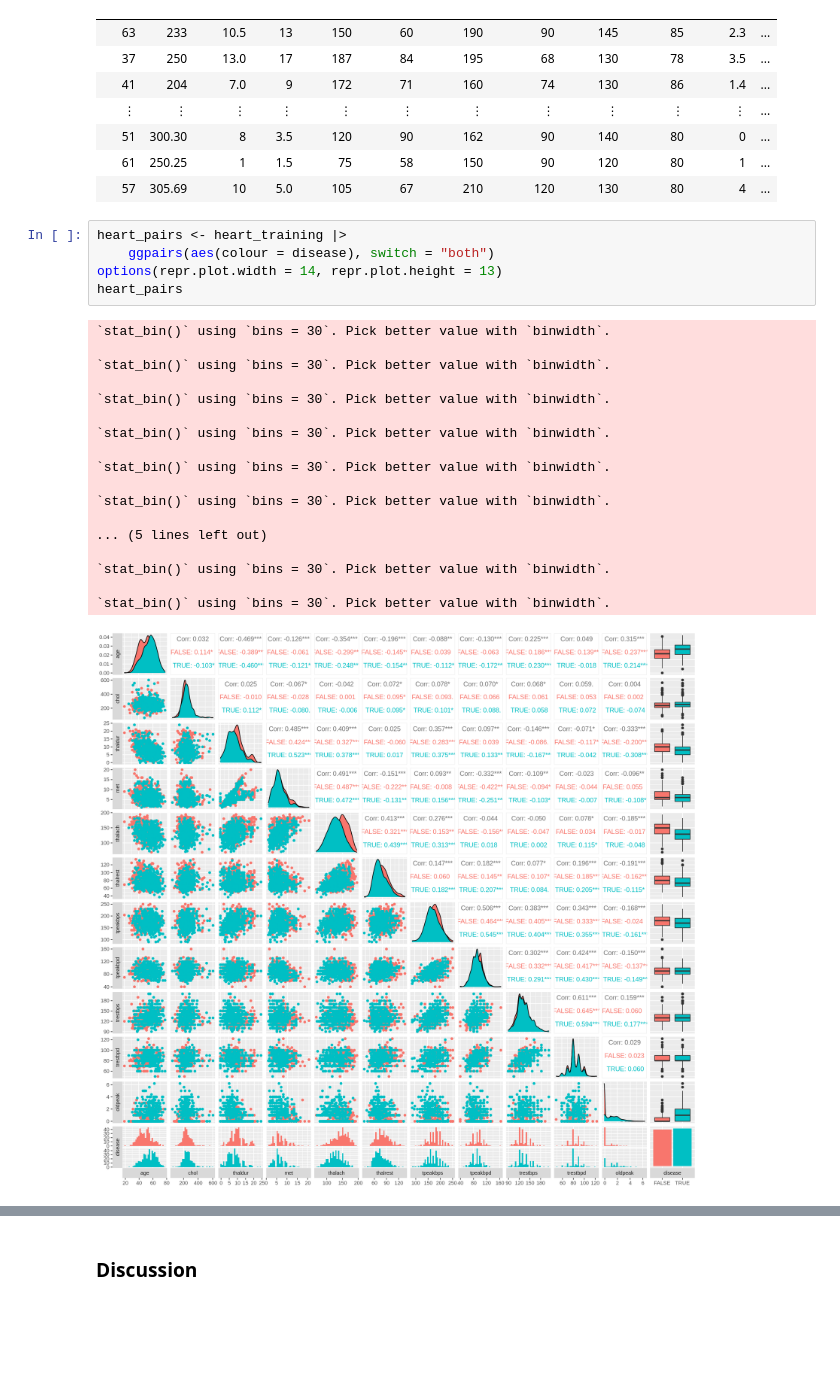
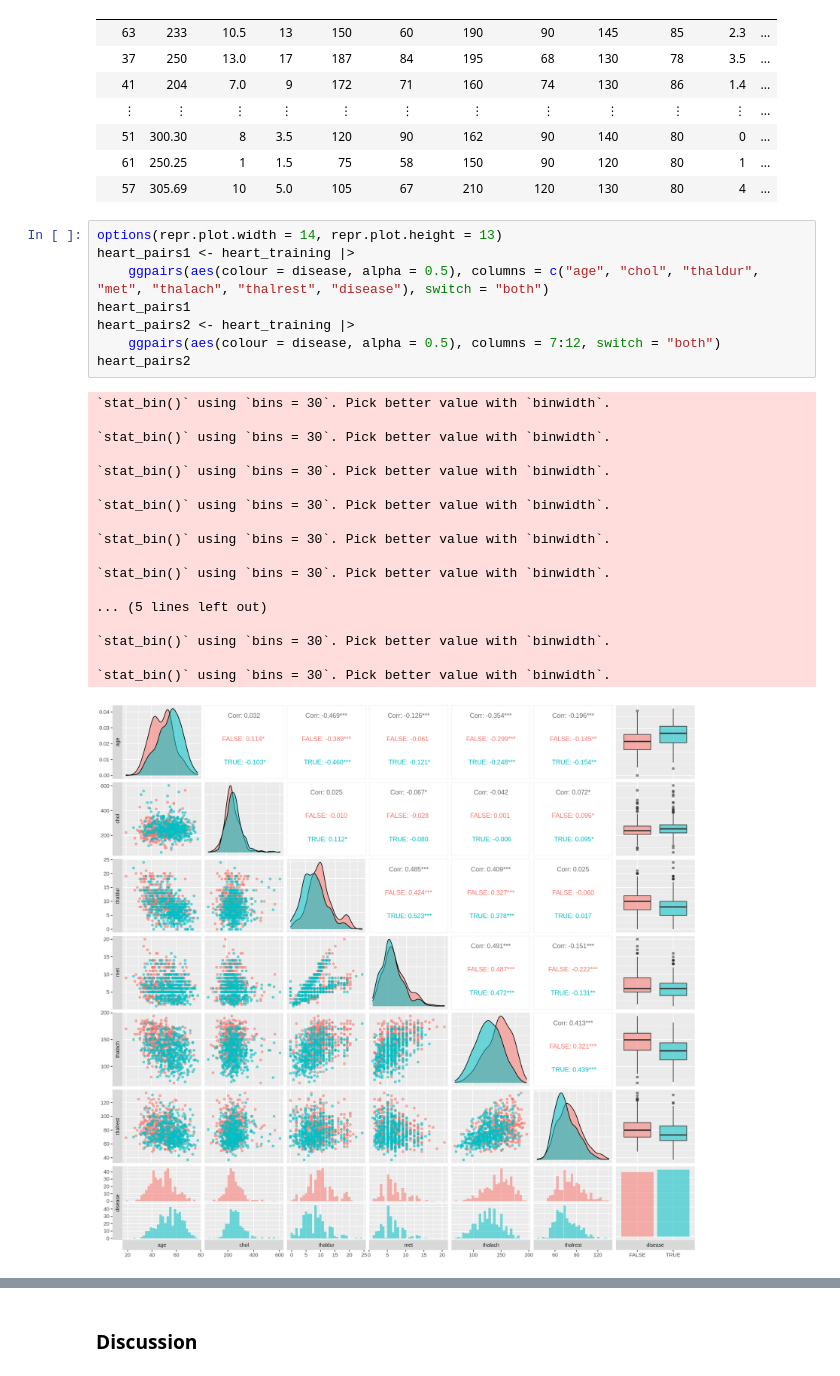
Before and after one commit to HUCKLEandtheSTALKER/DSCI100-jupyter-worksheets, a Jupyter notebook: project.ipynb, the cells around one changed output, grey strips where cells are left out. Drawn from its saved outputs; the diff is of its cells as text; blank space fills up the shorter version.

```diff
--- a/project.ipynb
+++ b/project.ipynb
@@ -172,26 +172,29 @@ A tibble: 887 × 12
 | 61 | 250.25 | 1 | 1.5 | 75 | 58 | 150 | 90 | 120 | 80 | 1 | ... |
 | 57 | 305.69 | 10 | 5.0 | 105 | 67 | 210 | 120 | 130 | 80 | 4 | ... |
 # %%
-heart_pairs <- heart_training |>
-    ggpairs(aes(colour = disease), switch = "both")
 options(repr.plot.width = 14, repr.plot.height = 13)
-heart_pairs
+heart_pairs1 <- heart_training |>
+    ggpairs(aes(colour = disease, alpha = 0.5), columns = c("age", "chol", "thaldur", "met", "thalach", "thalrest", "disease"), switch = "both")
+heart_pairs1
+heart_pairs2 <- heart_training |>
+    ggpairs(aes(colour = disease, alpha = 0.5), columns = 7:12, switch = "both")
+heart_pairs2
 # %% [output]
 `stat_bin()` using `bins = 30`. Pick better value with `binwidth`.
 
 `stat_bin()` using `bins = 30`. Pick better value with `binwidth`.
 
 `stat_bin()` using `bins = 30`. Pick better value with `binwidth`.
 
 `stat_bin()` using `bins = 30`. Pick better value with `binwidth`.
 
 `stat_bin()` using `bins = 30`. Pick better value with `binwidth`.
 
 `stat_bin()` using `bins = 30`. Pick better value with `binwidth`.
 
 ... (5 lines left out)
 
 `stat_bin()` using `bins = 30`. Pick better value with `binwidth`.
 
 `stat_bin()` using `bins = 30`. Pick better value with `binwidth`.
-[figure, old version]
+[figure, new version]
```
Also changed, not shown: parts of 8 cells of this notebook.
